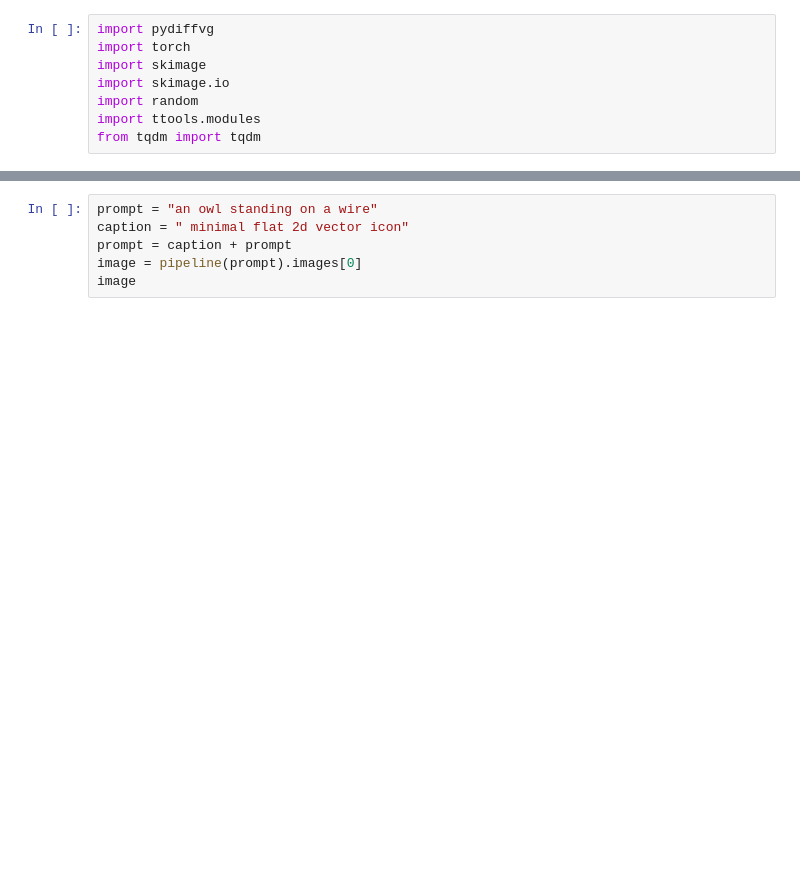
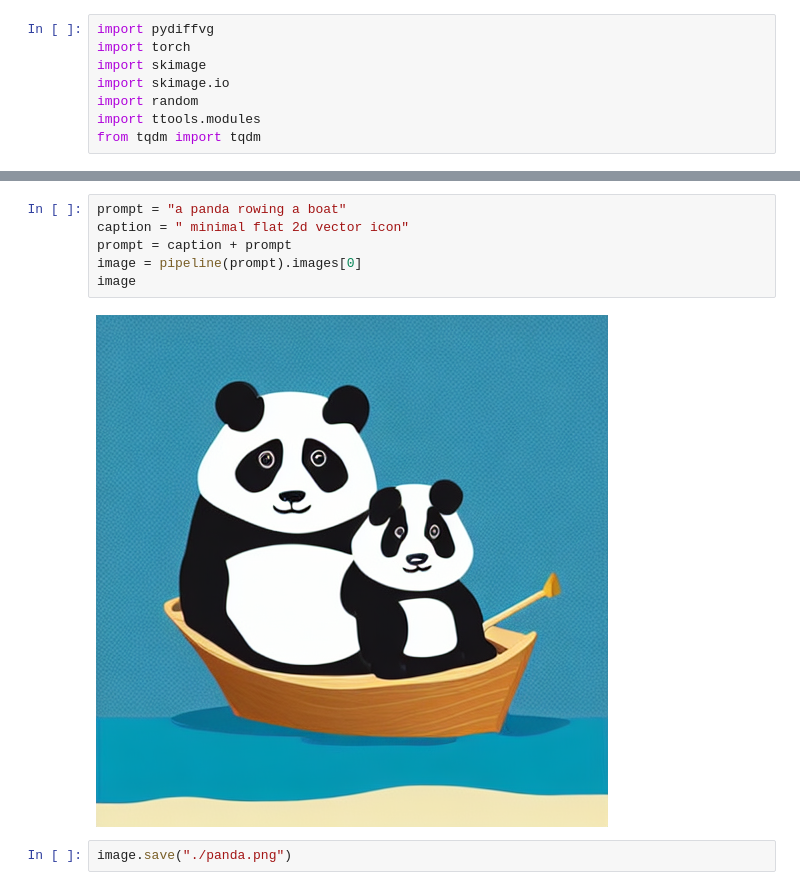
Before and after one commit to darshanmakwana412/StableVectors, a Jupyter notebook: main.ipynb, the cells around one changed output, grey strips where cells are left out. Drawn from its saved outputs; the diff is of its cells as text; blank space fills up the shorter version.

```diff
--- a/main.ipynb
+++ b/main.ipynb
@@ -271,6 +259,10 @@ pipeline = StableDiffusionPipeline.from_pretrained(model, torch_dtype=torch.floa
 # %%
-prompt = "an owl standing on a wire"
+prompt = "a panda rowing a boat"
 caption = " minimal flat 2d vector icon"
 prompt = caption + prompt
 image = pipeline(prompt).images[0]
 image
+# %% [output]
+[figure, added]
+# %%
+image.save("./panda.png")
```
Also changed, not shown: parts of 6 cells of this notebook, 4 other files.
